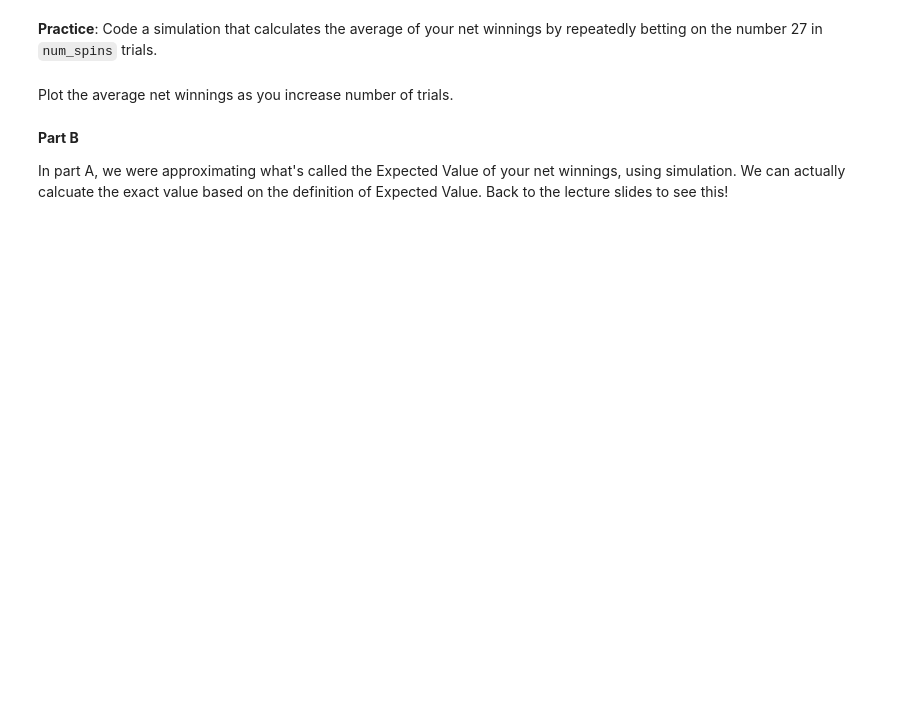
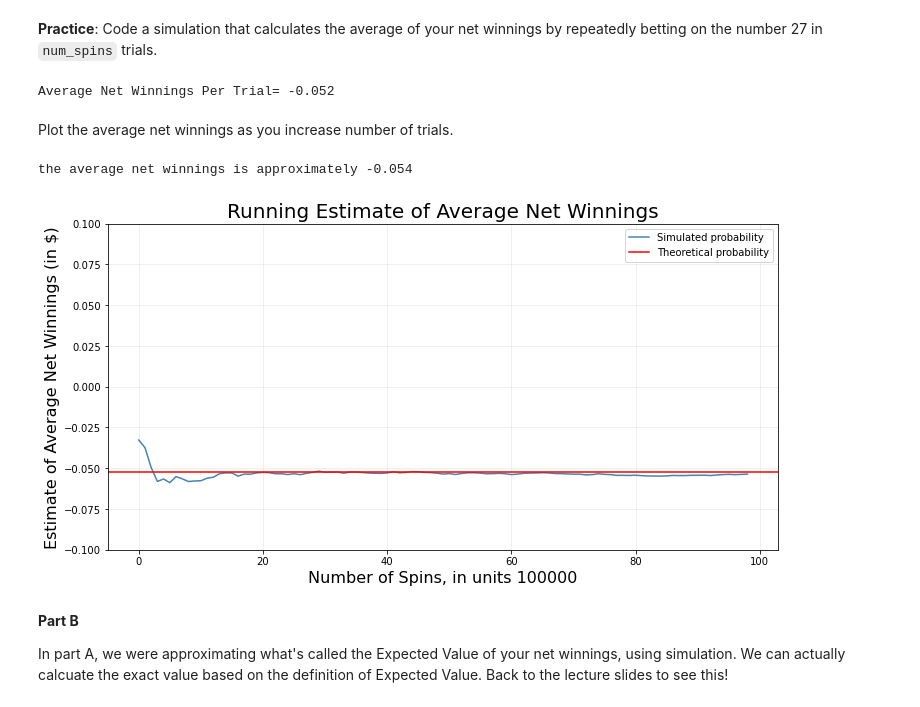
Before and after one commit to csci3022/sp24-student, a Jupyter notebook: lec/lec11/Lesson11_ExpectedValue.ipynb, the cells around one changed output. Drawn from its saved outputs; the diff is of its cells as text; code cells hidden in the pictures; blank space fills up the shorter version.

```diff
--- a/lec/lec11/Lesson11_ExpectedValue.ipynb
+++ b/lec/lec11/Lesson11_ExpectedValue.ipynb
@@ -81,28 +81,57 @@ def number_winnings(number,board=wheel, num_spins=int(1e3)):
     return (35*num_winners - 1*num_losers)/num_spins
 
 
-ave_net_winnings = number_winnings(number="27R", num_spins=10000)
+ave_net_winnings = number_winnings(number="27R", num_spins=10000000)
 
 print("Average Net Winnings Per Trial= {:.3f}".format(ave_net_winnings))
+# %% [output]
+Average Net Winnings Per Trial= -0.052
 # %% [markdown]
 Plot the average net winnings as you increase number of trials.
-# %%
-trials = 1000
-avg_net_winnings = np.zeros(trials+1)
-number = "27R"
-
-for t in range(1, trials+1):
-    ...
-
-# plot avg_net_winnings by number of trials
-fig, ax = plt.subplots(figsize=(12,6))
-
-ax.set_ylim(-1,3)
-
-ax.plot(avg_net_winnings)
-
-ax.axhline(y=0, color='b', linestyle='-')
-ax.axhline(y=avg_net_winnings.mean(), color='r', linestyle='-')
+# %%
+def plot_estimates(board, num_spins, number):
+
+    trials = np.random.choice(board, size=num_spins)
+
+    net_win = []
+
+    for i in np.arange(100000, num_spins,100000):
+        num_winners = np.sum(np.isin(trials[:i], number))
+        num_losers = i-num_winners
+        net_win.append((35*num_winners-1*num_losers)/(i))
+
+    return net_win
+
+
+
+# Run code for num trials
+num_trials=10000000
+p=plot_estimates(wheel,num_trials, "27R")
+
+print("the average net winnings is approximately {:.3f}".format(p[-1]))
+
+# Plot running estimate of probability of getting heads as num_trials gets larger:
+fig, ax = plt.subplots(figsize=(12,6))
+
+# plot the terms in p
+ax.plot(p, color="steelblue",label="Simulated probability")
+
+#Plot the theoretical probability
+plt.axhline(y = -.052, color = 'r', linestyle = '-', label = "Theoretical probability")
+
+# put labels on the axes and give the graph a title.
+ax.set_title("Running Estimate of Average Net Winnings", fontsize=20)
+ax.set_xlabel("Number of Spins, in units 100000", fontsize=16)
+ax.set_ylabel("Estimate of Average Net Winnings (in $)", fontsize=16)
+# fix the y-axis to be between 0 and 1:
+ax.set_ylim(-.1,.1)
+# include a legend:
+ax.legend()
+# put a faded grid behind the graphic
+ax.grid(True, alpha=0.25)
+# %% [output]
+the average net winnings is approximately -0.054
+[figure, added]
 # %% [markdown]
 **Part B**
 
```
Also changed, not shown: parts of 1 cell of this notebook, 2 other files.
